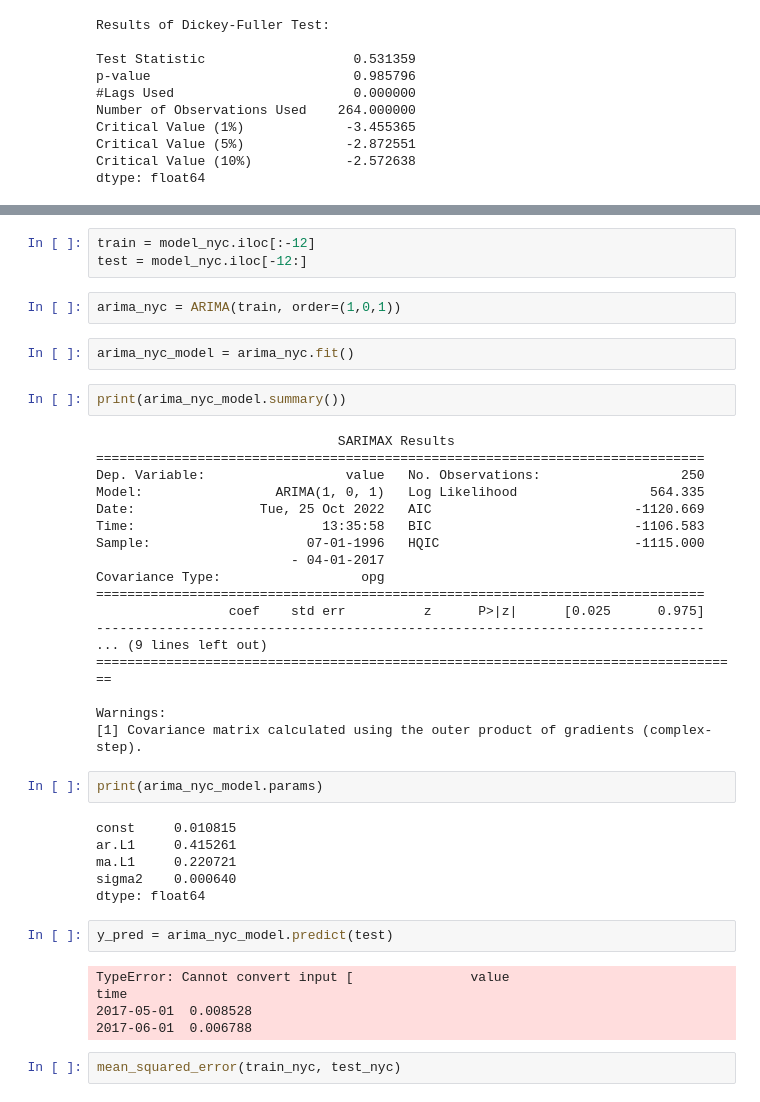
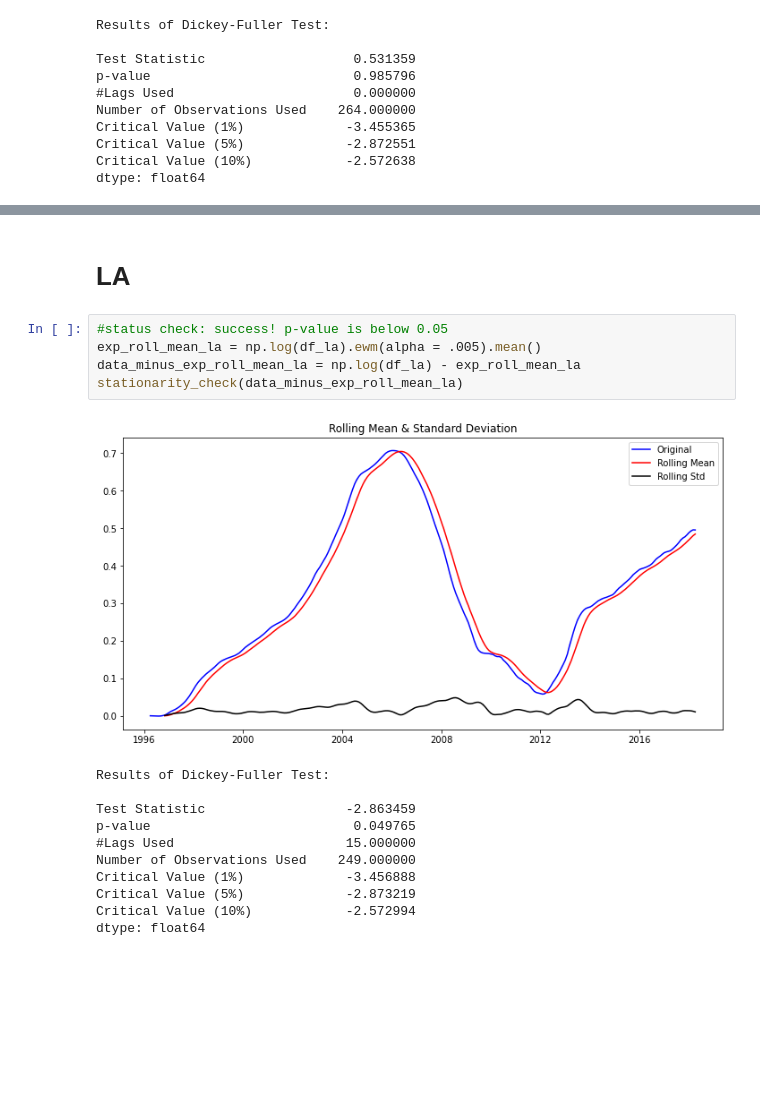
Before and after one commit to sarahadamsjack/time-series, a Jupyter notebook: final.ipynb, the cells around one changed output, grey strips where cells are left out. Saved outputs shown, nothing was run; the diff lists cells and outputs as text; blank space fills up the shorter version.

```diff
--- a/final.ipynb
+++ b/final.ipynb
@@ -242,44 +302,19 @@ plot_pacf(model_nyc, ax=ax, lags=40);
-# %%
-train = model_nyc.iloc[:-12]
-test = model_nyc.iloc[-12:]
-# %%
-arima_nyc = ARIMA(train, order=(1,0,1))
-# %%
-arima_nyc_model = arima_nyc.fit()
-# %%
-print(arima_nyc_model.summary())
-# %% [output]
-                               SARIMAX Results
-==============================================================================
-Dep. Variable:                  value   No. Observations:                  250
-Model:                 ARIMA(1, 0, 1)   Log Likelihood                 564.335
-Date:                Tue, 25 Oct 2022   AIC                          -1120.669
-Time:                        13:35:58   BIC                          -1106.583
-Sample:                    07-01-1996   HQIC                         -1115.000
-                         - 04-01-2017
-Covariance Type:                  opg
-==============================================================================
-                 coef    std err          z      P>|z|      [0.025      0.975]
-------------------------------------------------------------------------------
-... (9 lines left out)
-===================================================================================
-
-Warnings:
-[1] Covariance matrix calculated using the outer product of gradients (complex-step).
-# %%
-print(arima_nyc_model.params)
-# %% [output]
-const     0.010815
-ar.L1     0.415261
-ma.L1     0.220721
-sigma2    0.000640
-dtype: float64
-# %%
-y_pred = arima_nyc_model.predict(test)
-# %% [output]
-TypeError: Cannot convert input [               value
-time
-2017-05-01  0.008528
-2017-06-01  0.006788
-# %%
-mean_squared_error(train_nyc, test_nyc)
+# %% [markdown]
+# LA
+# %%
+#status check: success! p-value is below 0.05
+exp_roll_mean_la = np.log(df_la).ewm(alpha = .005).mean()
+data_minus_exp_roll_mean_la = np.log(df_la) - exp_roll_mean_la
+stationarity_check(data_minus_exp_roll_mean_la)
+# %% [output]
+[figure, added]
+Results of Dickey-Fuller Test:
+
+Test Statistic                  -2.863459
+p-value                          0.049765
+#Lags Used                      15.000000
+Number of Observations Used    249.000000
+Critical Value (1%)             -3.456888
+Critical Value (5%)             -2.873219
+Critical Value (10%)            -2.572994
+dtype: float64
```
Also changed, not shown: parts of 36 cells of this notebook.
